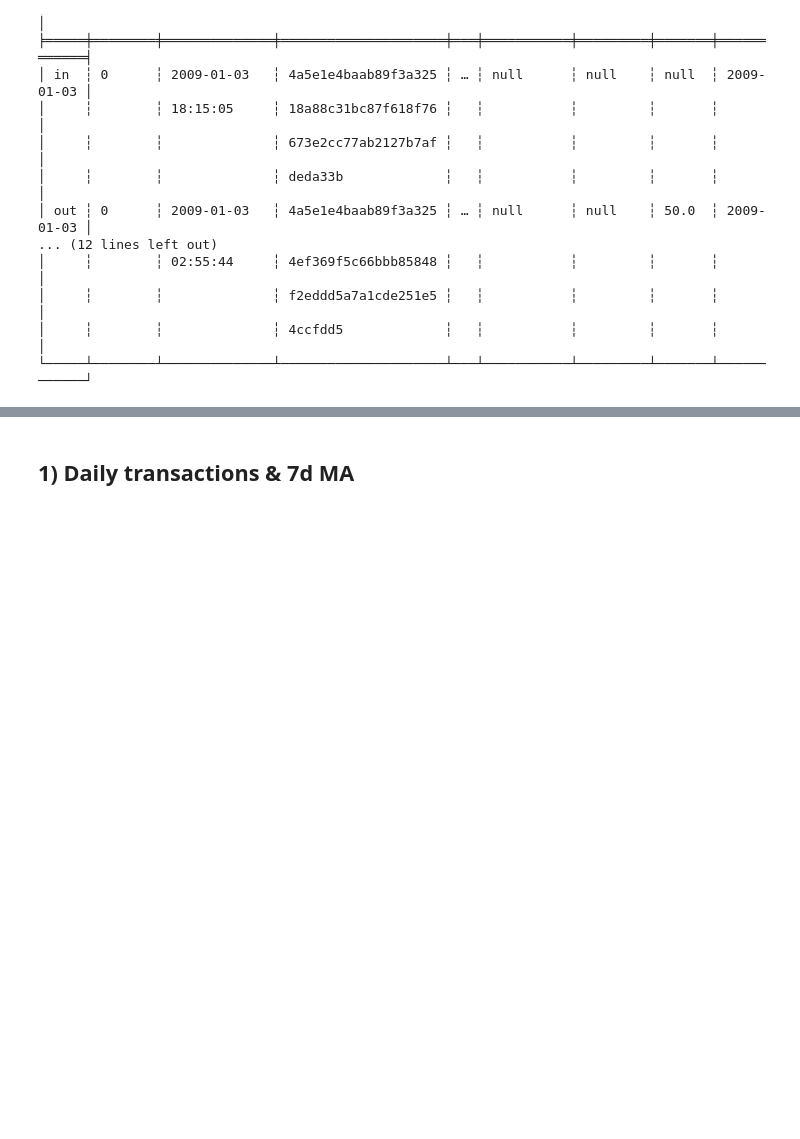
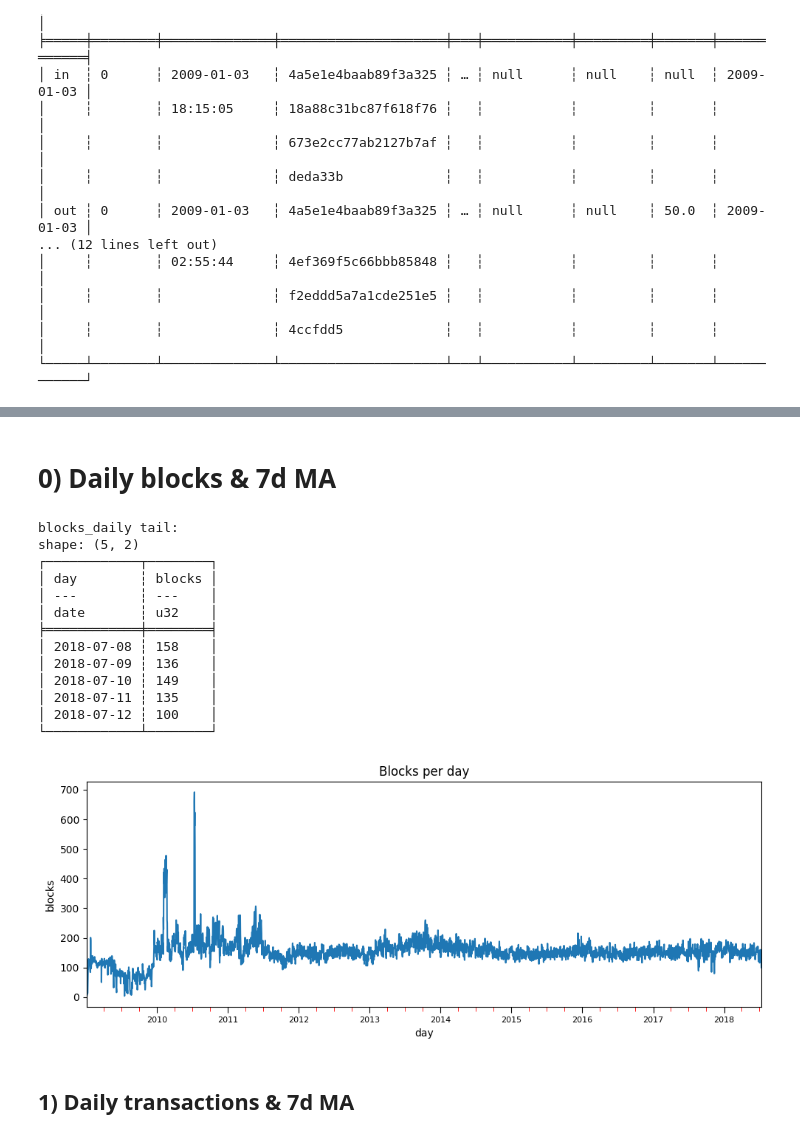
Before and after one commit to Vatereal/BlockChain, a Jupyter notebook: inspector.ipynb, the cells around one changed output, grey strips where cells are left out. Saved outputs shown, nothing was run; the diff lists cells and outputs as text; code cells hidden in the pictures; blank space fills up the shorter version.

Commit message:
restructured notebook in more understandable way
moved daily blocks to the eda part

```diff
--- a/inspector.ipynb
+++ b/inspector.ipynb
@@ -221,6 +335,66 @@ def histplot(series: pl.Series, bins=50, title="Histogram", logx=False, logy=Fal
     else:    plt.xlabel("value")
     if logy: plt.yscale("log")
     plt.tight_layout(); plt.show()
+# %% [markdown]
+# 0) Daily blocks & 7d MA
+# %%
+# ---------- DAILY BLOCKS + 7d MA ----------
+
+blk_schema = blocks_lf.collect_schema()
+blk_cols   = list(blk_schema.keys())
+
+blk_time_col = first_col(
+    blk_cols,
+    ["day", "block_time", "time", "timestamp", "ts", "datetime"]
+)
+if blk_time_col is None:
+    raise RuntimeError("No usable timestamp/day column in blocks_lf")
+
+if blk_time_col == "day":
+    blocks_daily = (
+        blocks_lf
+        .select(pl.col("day").cast(pl.Date).alias("day"))
+        .group_by("day")
+        .agg(pl.len().alias("blocks"))
+        .sort("day")
+        .collect(engine="streaming")
+    )
+else:
+    blocks_daily = (
+        blocks_lf
+        .select(day_expr(blocks_lf, blk_time_col).cast(pl.Date).alias("day"))
+        .group_by("day")
+        .agg(pl.len().alias("blocks"))
+        .sort("day")
+        .collect(engine="streaming")
+    )
+
+# 7-day moving average
+blocks_daily = blocks_daily.with_columns(
+    pl.col("blocks").rolling_mean(window_size=7).alias("blocks_ma7")
+)
+
+print("blocks_daily tail:")
+print(blocks_daily.tail(5))
+
+# ---------- PLOTS ----------
+lineplot(blocks_daily, x="day", y="blocks",     title="Blocks per day",               logy=False)
+lineplot(blocks_daily, x="day", y="blocks_ma7", title="Blocks per day (7-day MA)",    logy=False)
+# %% [output]
+blocks_daily tail:
+shape: (5, 2)
+┌────────────┬────────┐
+│ day        ┆ blocks │
+│ ---        ┆ ---    │
+│ date       ┆ u32    │
+╞════════════╪════════╡
+│ 2018-07-08 ┆ 158    │
+│ 2018-07-09 ┆ 136    │
+│ 2018-07-10 ┆ 149    │
+│ 2018-07-11 ┆ 135    │
+│ 2018-07-12 ┆ 100    │
+└────────────┴────────┘
+[figure, added]
 # %% [markdown]
 ## 1) Daily transactions & 7d MA
 # %%
```
Also changed, not shown: parts of 17 cells of this notebook.
